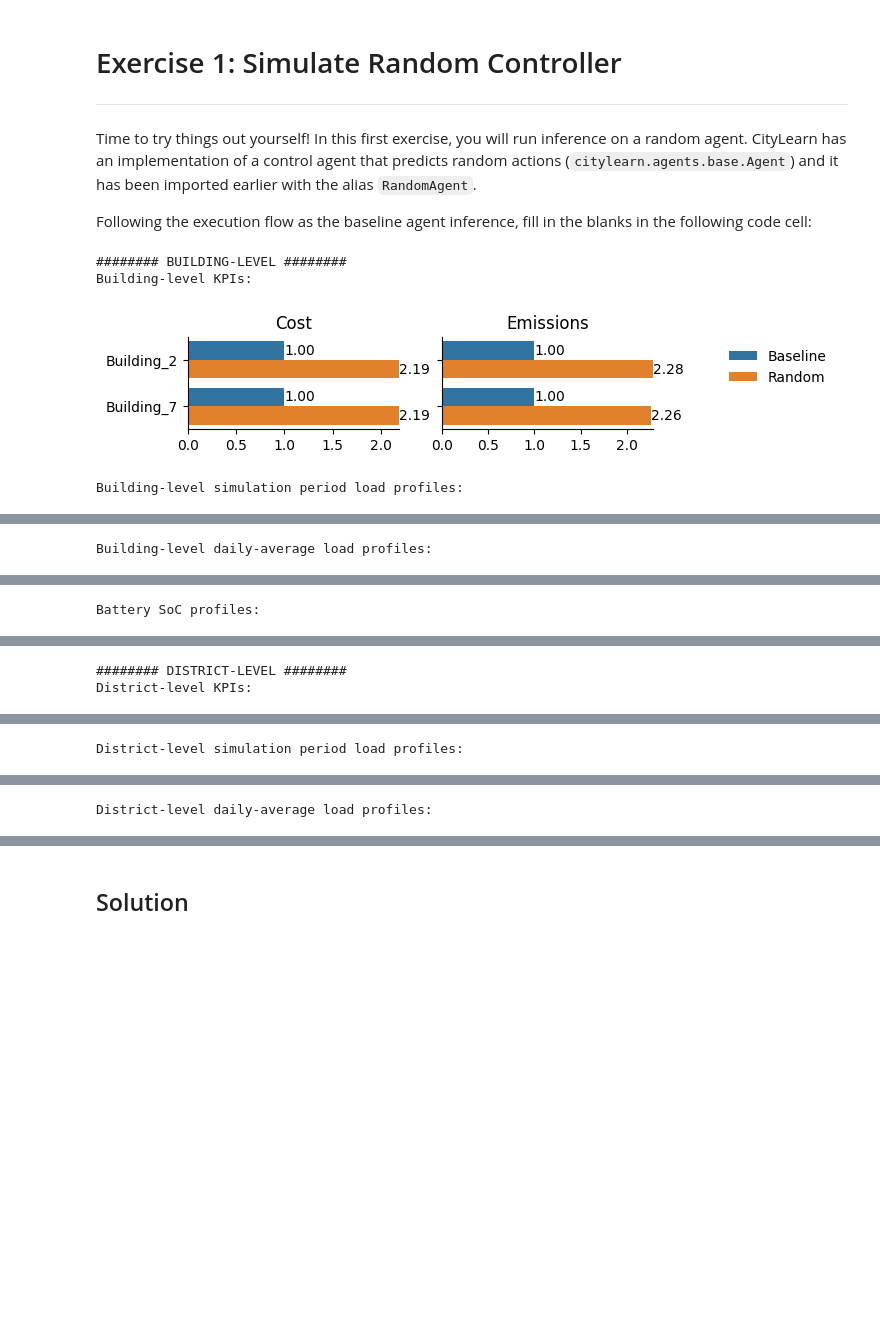
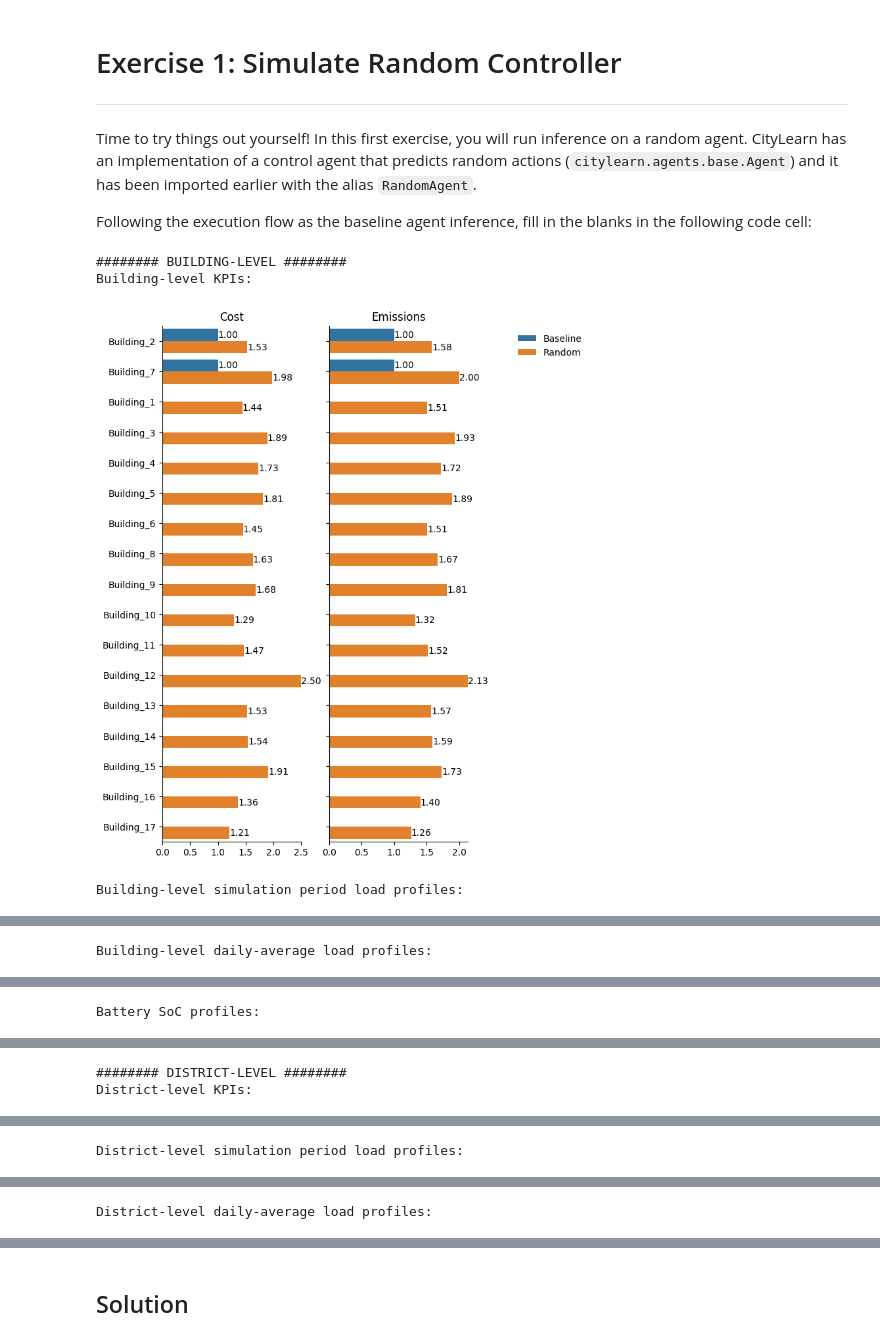
Before and after one commit to DeepLearning-DS/citylearn, a Jupyter notebook: citylearn_ccai_tutorial.ipynb, the cells around one changed output, grey strips where cells are left out. Saved outputs shown, nothing was run; the diff lists cells and outputs as text; code cells hidden in the pictures; blank space fills up the shorter version.

```diff
--- a/citylearn_ccai_tutorial.ipynb
+++ b/citylearn_ccai_tutorial.ipynb
@@ -1412,38 +1416,35 @@ Time to try things out yourself! In this first exercise, you will run inference
 Following the execution flow as the baseline agent inference, fill in the blanks in the following code cell:
 # %%
 # initialize your environment
-random_env = CityLearnEnv(
-    DATASET_NAME,
-    simulation_start_time_step=SIMULATION_START_TIME_STEP,
-    simulation_end_time_step=SIMULATION_END_TIME_STEP,
-    active_observations=ACTIVE_OBSERVATIONS,
-    central_agent=CENTRAL_AGENT,
-    buildings=BUILDINGS
-)
+random_env = CityLearnEnv(schema=DATASET_NAME, central_agent=True)
 
 # initialize your agent
 random_model = RandomAgent(
     env=random_env
 )
 
 # reset your environment
-observations, reset_info = random_env.reset(seed=RANDOM_SEED)
+observations, info = random_env.reset()
+
+# establish stopping conditions
+terminated = False
+truncated = False
 
 # step through your environment
-while random_env.terminated == False:
+while not terminated and not truncated:
     # select actions
     actions = random_model.predict(observations)
 
     # apply actions to environment step function
-    observations, step_reward, is_terminated, is_truncated, step_info = random_env.step(actions)
+    observations, reward, terminated, truncated, info = random_env.step(actions)
 
 # display simulation summary figures
 plot_simulation_summary({
     'Baseline': baseline_env,
     'Random': random_env,
 })
 # %% [output]
 ######## BUILDING-LEVEL ########
 Building-level KPIs:
-[figure, old version]
+[figure, new version]
 Building-level simulation period load profiles:
```
Also changed, not shown: parts of 14 cells of this notebook.
